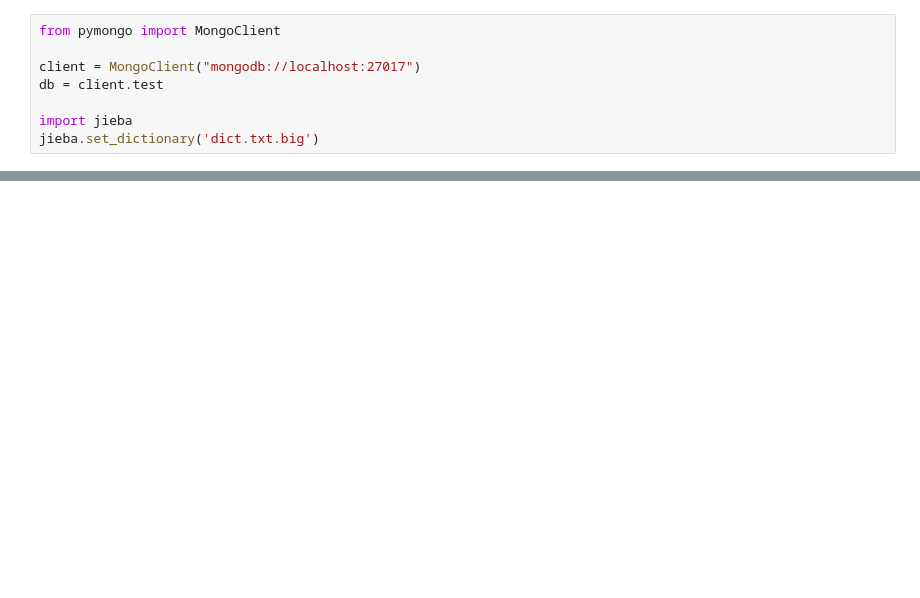
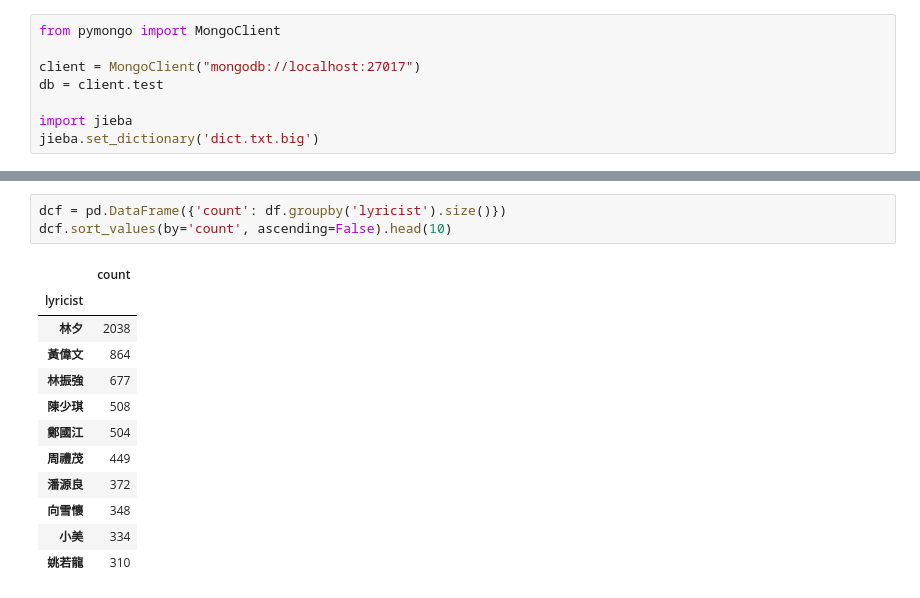
Before and after one commit to KentHan/Chinese_lyrics_analysis, a Jupyter notebook: Chinese_lyrics_analysis.ipynb, the cells around one changed output, grey strips where cells are left out. Saved outputs shown, nothing was run; the diff lists cells and outputs as text; blank space fills up the shorter version.

```diff
--- a/Chinese_lyrics_analysis.ipynb
+++ b/Chinese_lyrics_analysis.ipynb
@@ -8,0 +23,16 @@ jieba.set_dictionary('dict.txt.big')
+# %%
+dcf = pd.DataFrame({'count': df.groupby('lyricist').size()})
+dcf.sort_values(by='count', ascending=False).head(10)
+# %% [output]
+|  | count |
+| lyricist |  |
+| 林夕 | 2038 |
+| 黃偉文 | 864 |
+| 林振強 | 677 |
+| 陳少琪 | 508 |
+| 鄭國江 | 504 |
+| 周禮茂 | 449 |
+| 潘源良 | 372 |
+| 向雪懷 | 348 |
+| 小美 | 334 |
+| 姚若龍 | 310 |
```
Also changed, not shown: parts of 13 cells of this notebook, 1 other file.
